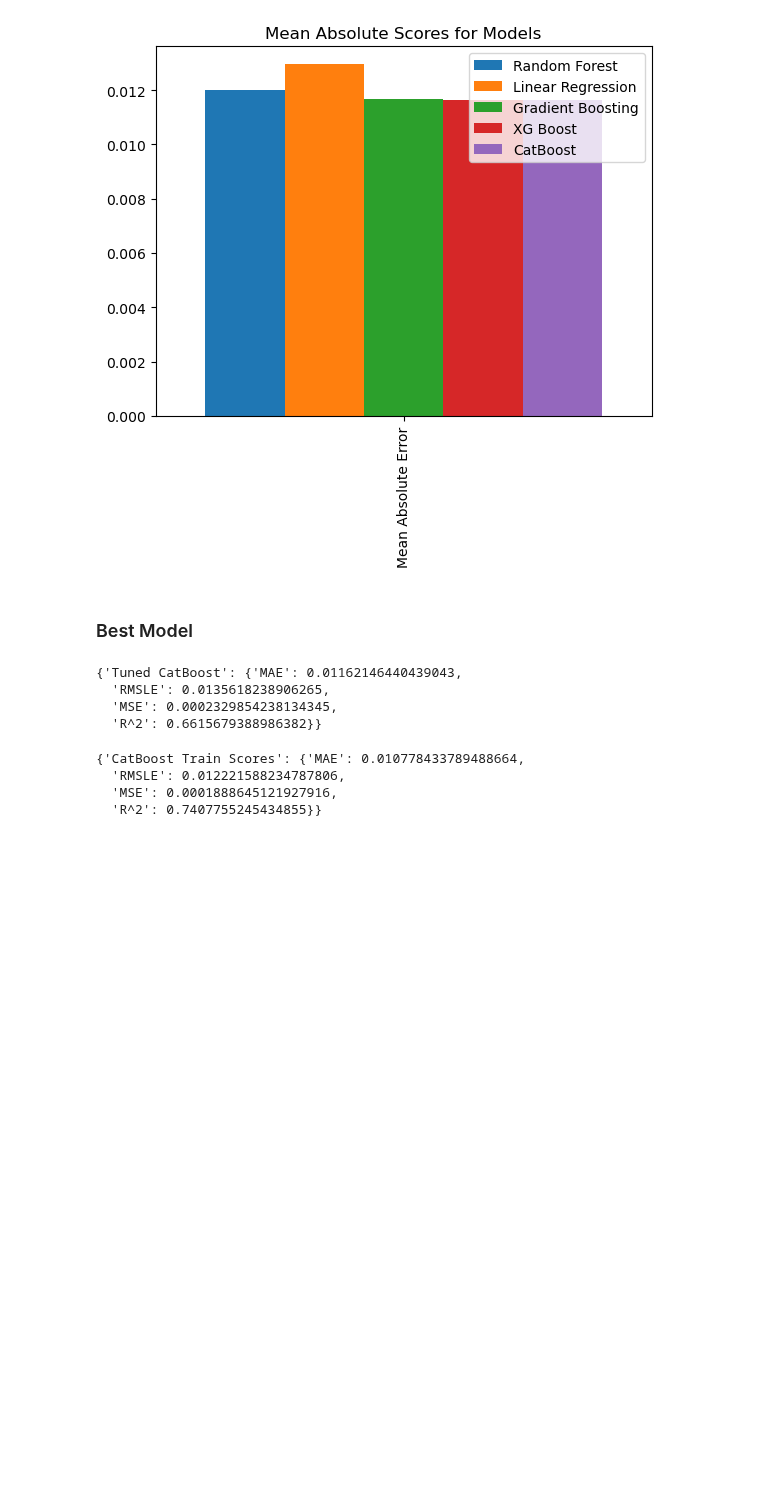
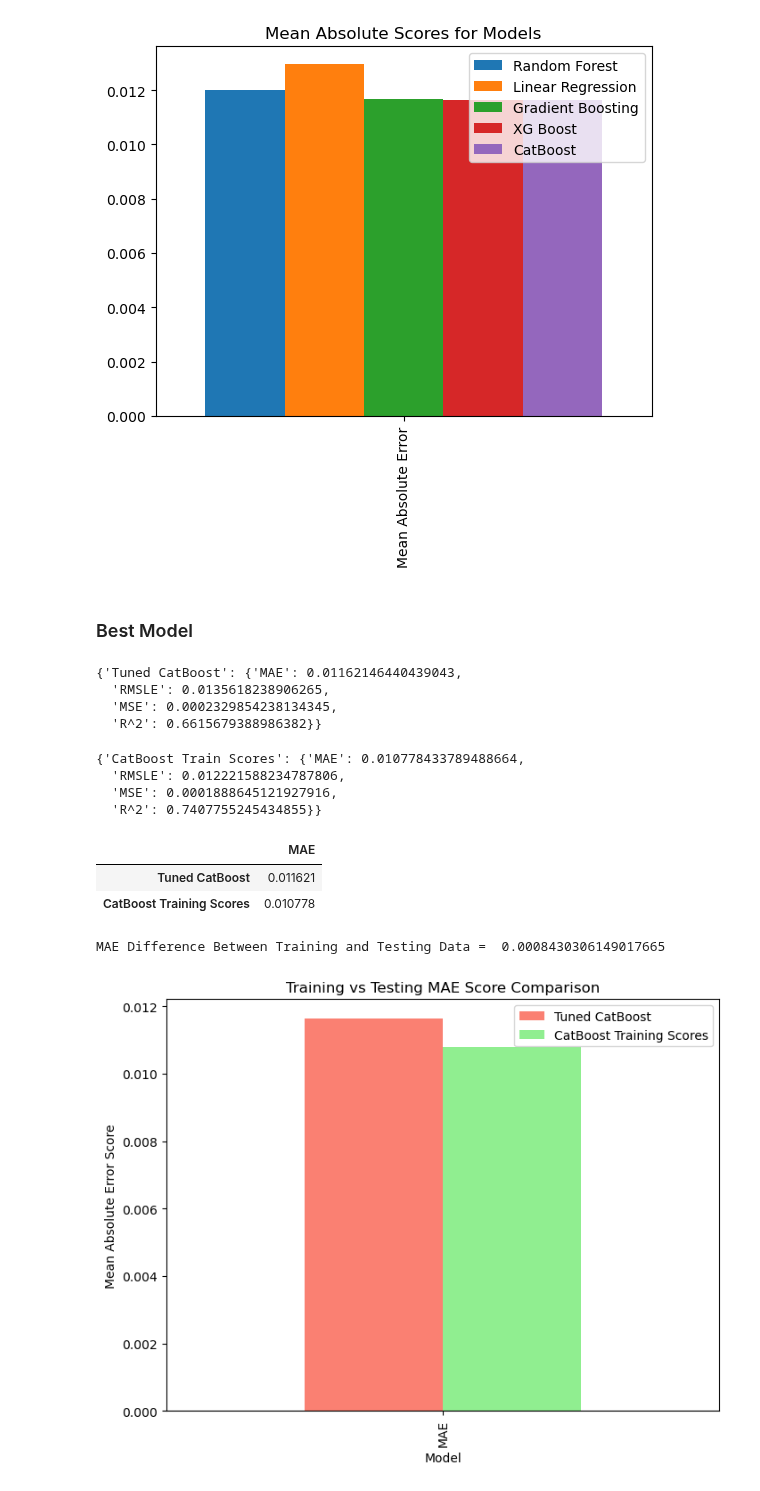
Before and after one commit to devern-DZZC/Interest-Rate-Prediction, a Jupyter notebook: Loan-Interest-Rate-Prediction.ipynb, the cells around one changed output. Cells and saved outputs as stored; diff of their text form; code cells hidden in the pictures; blank space fills up the shorter version.

Commit message:
Training vs testing data model comparison

```diff
--- a/Loan-Interest-Rate-Prediction.ipynb
+++ b/Loan-Interest-Rate-Prediction.ipynb
@@ -616,3 +625,22 @@ train_scores
   'RMSLE': 0.012221588234787806,
   'MSE': 0.0001888645121927916,
   'R^2': 0.7407755245434855}}
+# %%
+train_and_test_scores = {'Tuned CatBoost': {'MAE': 0.01162146440439043},
+                         'CatBoost Training Scores': {'MAE': 0.010778433789488664}}
+cat_df = pd.DataFrame(train_and_test_scores)
+cat_df.T
+# %% [output]
+|  | MAE |
+| Tuned CatBoost | 0.011621 |
+| CatBoost Training Scores | 0.010778 |
+# %%
+comp = cat_df.plot(kind='bar', figsize=(8,6), color=['salmon', 'lightgreen']);
+plt.title('Training vs Testing MAE Score Comparison');
+plt.xlabel('Model');
+plt.ylabel('Mean Absolute Error Score');
+diff = cat_scores['Tuned CatBoost']['MAE'] - train_scores['CatBoost Train Scores']['MAE']
+print('MAE Difference Between Training and Testing Data = ', diff)
+# %% [output]
+MAE Difference Between Training and Testing Data =  0.0008430306149017665
+[figure, added]
```
Also changed, not shown: parts of 1 cell of this notebook.
